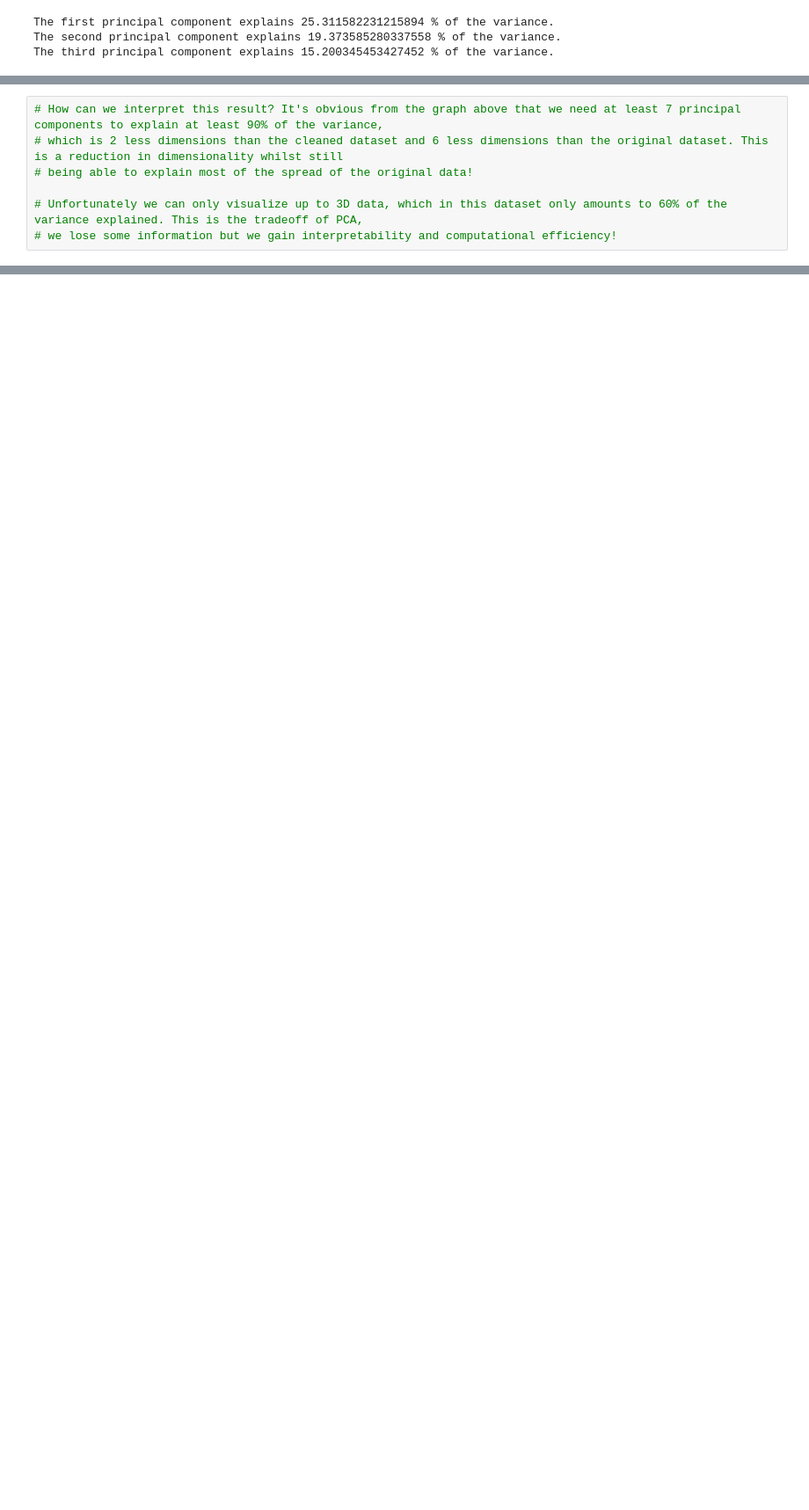
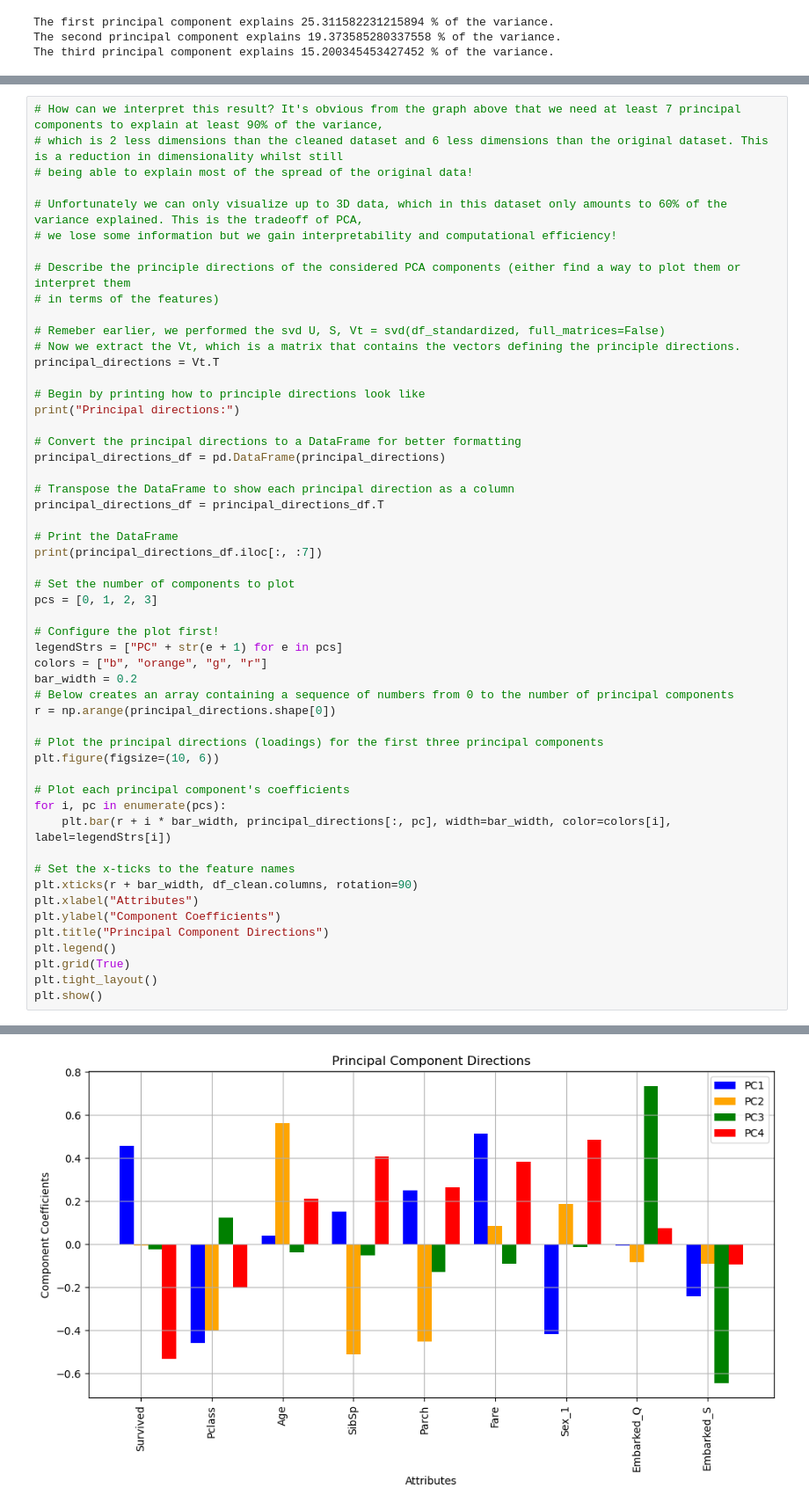
Before and after one commit to GisleGaren/IntroML02450, a Jupyter notebook: analysis.ipynb, the cells around one changed output, grey strips where cells are left out. Shown at 88% size. Drawn from its saved outputs; the diff is of its cells as text; blank space fills up the shorter version.

Commit message:
PLotted the first 4 principle directions. MAybe get the next 3 because we needed 7 principle components to not lose less than 90% of the original variance?

```diff
--- a/analysis.ipynb
+++ b/analysis.ipynb
@@ -277,3 +277,50 @@ plt.grid()
 
 # Unfortunately we can only visualize up to 3D data, which in this dataset only amounts to 60% of the variance explained. This is the tradeoff of PCA,
 # we lose some information but we gain interpretability and computational efficiency!
+
+# Describe the principle directions of the considered PCA components (either find a way to plot them or interpret them
+# in terms of the features)
+
+# Remeber earlier, we performed the svd U, S, Vt = svd(df_standardized, full_matrices=False)
+# Now we extract the Vt, which is a matrix that contains the vectors defining the principle directions.
+principal_directions = Vt.T
+
+# Begin by printing how to principle directions look like
+print("Principal directions:")
+
+# Convert the principal directions to a DataFrame for better formatting
+principal_directions_df = pd.DataFrame(principal_directions)
+
+# Transpose the DataFrame to show each principal direction as a column
+principal_directions_df = principal_directions_df.T
+
+# Print the DataFrame
+print(principal_directions_df.iloc[:, :7])
+
+# Set the number of components to plot
+pcs = [0, 1, 2, 3]
+
+# Configure the plot first!
+legendStrs = ["PC" + str(e + 1) for e in pcs]
+colors = ["b", "orange", "g", "r"]
+bar_width = 0.2
+# Below creates an array containing a sequence of numbers from 0 to the number of principal components
+r = np.arange(principal_directions.shape[0])
+
+# Plot the principal directions (loadings) for the first three principal components
+plt.figure(figsize=(10, 6))
+
+# Plot each principal component's coefficients
+for i, pc in enumerate(pcs):
+    plt.bar(r + i * bar_width, principal_directions[:, pc], width=bar_width, color=colors[i], label=legendStrs[i])
+
+# Set the x-ticks to the feature names
+plt.xticks(r + bar_width, df_clean.columns, rotation=90)
+plt.xlabel("Attributes")
+plt.ylabel("Component Coefficients")
+plt.title("Principal Component Directions")
+plt.legend()
+plt.grid(True)
+plt.tight_layout()
+plt.show()
+# %% [output]
@@ -279,0 +338 @@ plt.grid()
+[figure, added]
```
Also changed, not shown: parts of 1 cell of this notebook.
